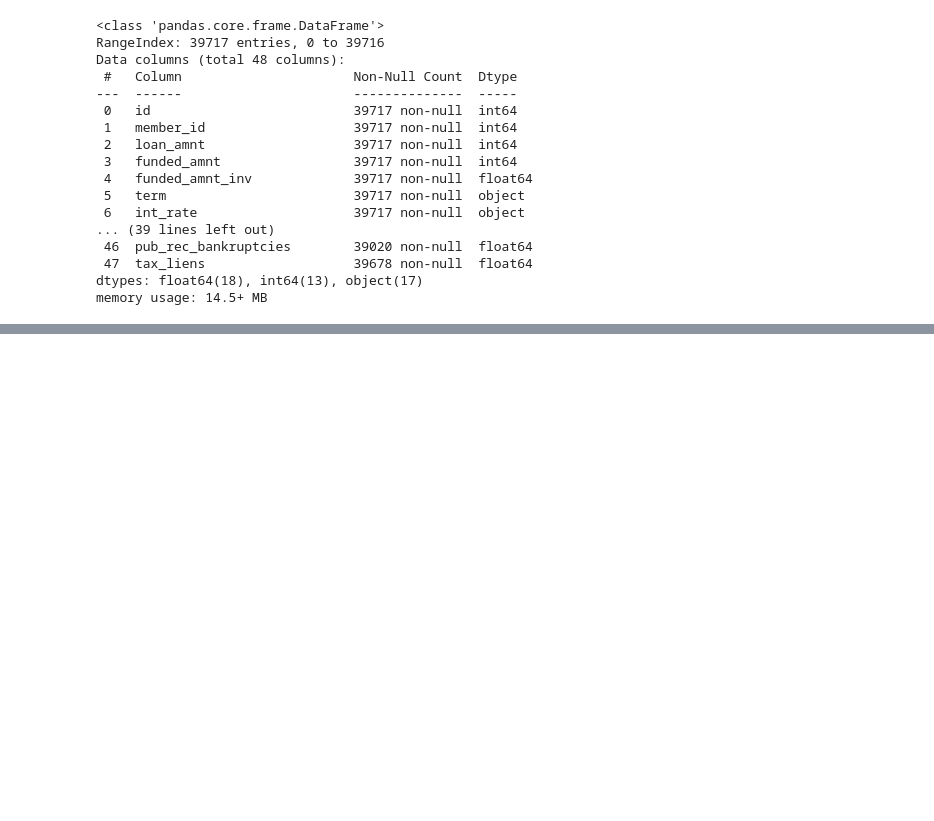
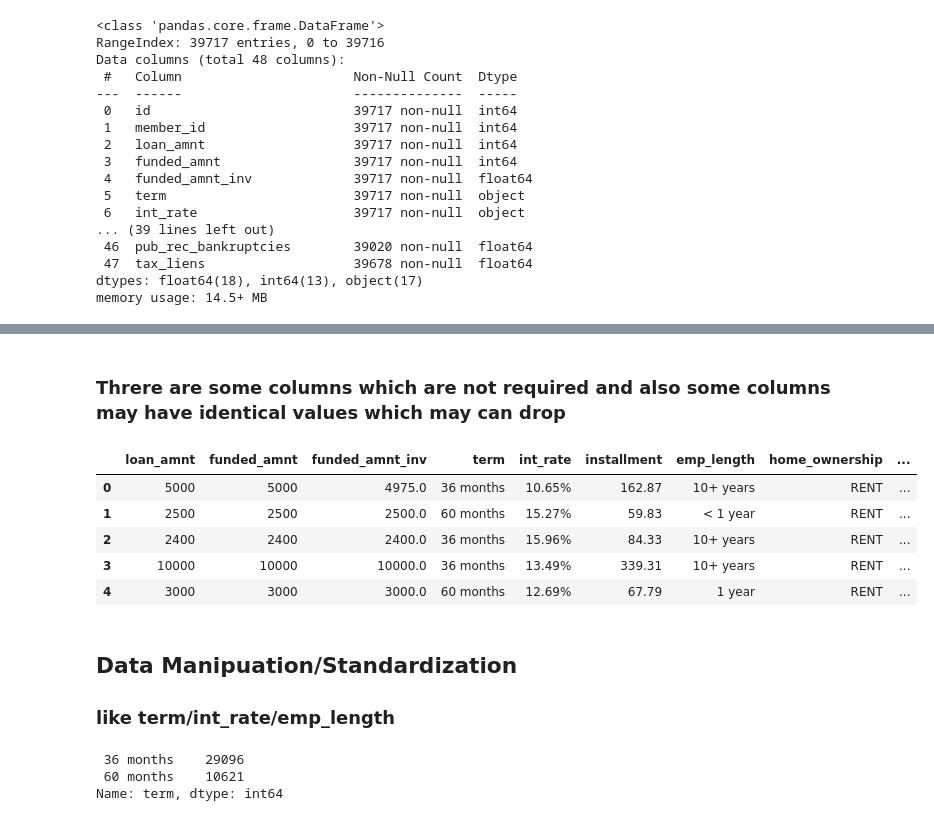
Before and after one commit to swapnilkj89/LendingClubCaseStudy, a Jupyter notebook: LendingClubCaseStudy.ipynb, the cells around one changed output, grey strips where cells are left out. Cells and saved outputs as stored; diff of their text form; code cells hidden in the pictures; blank space fills up the shorter version.

Commit message:
Adding cleaning and standardization

```diff
--- a/LendingClubCaseStudy.ipynb
+++ b/LendingClubCaseStudy.ipynb
@@ -150,0 +173,32 @@ memory usage: 14.5+ MB
+# %% [markdown]
+### Threre are some columns which are not required and also some columns may have identical values which may can drop
+# %%
+# Removing not required fields
+notRelated_column1 = ["id", "member_id", "grade", "sub_grade", "policy_code","desc"]
+loan_df.drop(notRelated_column1,axis = 1, inplace = True)
+# %%
+# Dropping coluns where value or data is common across rows
+common_value_columns = loan_df.nunique()
+colToDrop = common_value_columns[common_value_columns.values == 1]
+loan_df.drop(columns = list(colToDrop.index), inplace=True)
+# %%
+# Identifying more colums which may not required
+pd.options.display.max_columns = None
+loan_df.head()
+# %% [output]
+|  | loan_amnt | funded_amnt | funded_amnt_inv | term | int_rate | installment | emp_length | home_ownership | ... |
+| 0 | 5000 | 5000 | 4975.0 | 36 months | 10.65% | 162.87 | 10+ years | RENT | ... |
+| 1 | 2500 | 2500 | 2500.0 | 60 months | 15.27% | 59.83 | < 1 year | RENT | ... |
+| 2 | 2400 | 2400 | 2400.0 | 36 months | 15.96% | 84.33 | 10+ years | RENT | ... |
+| 3 | 10000 | 10000 | 10000.0 | 36 months | 13.49% | 339.31 | 10+ years | RENT | ... |
+| 4 | 3000 | 3000 | 3000.0 | 60 months | 12.69% | 67.79 | 1 year | RENT | ... |
+# %% [markdown]
+## Data Manipuation/Standardization
+### like term/int_rate/emp_length
+# %%
+#Removing months
+loan_df['term'].value_counts()
+# %% [output]
+ 36 months    29096
+ 60 months    10621
+Name: term, dtype: int64
```
Also changed, not shown: parts of 14 cells of this notebook.
